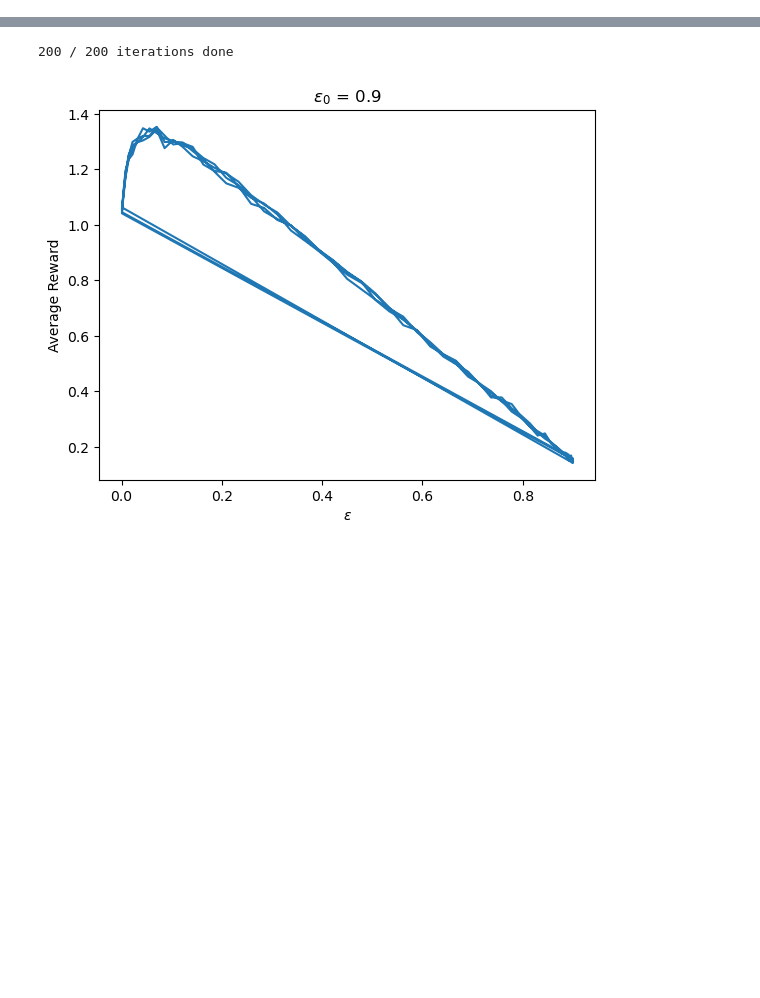
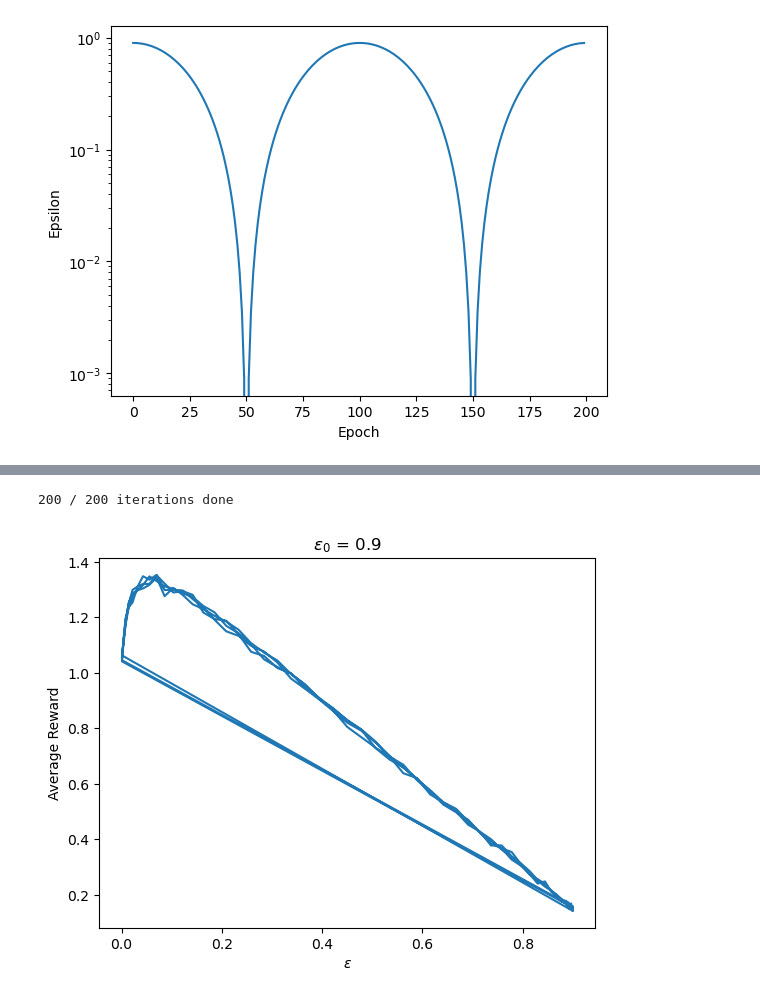
Before and after one commit to devkhullar/rltoolbox, a Jupyter notebook: epsilon_parameter.ipynb, the cells around one changed output, grey strips where cells are left out. Cells and saved outputs as stored; diff of their text form; code cells hidden in the pictures; blank space fills up the shorter version.

```diff
--- a/epsilon_parameter.ipynb
+++ b/epsilon_parameter.ipynb
@@ -120,0 +40,21 @@ epsilon_experiment(T=400, alpha=50, epsilon_0=0.9, logscale=False)
+# %%
+def epsilon_experiment(T, alpha, epsilon_0, logscale=True):
+    '''
+    T : int
+        Number of epochs
+    epsilon_0: float
+        Initial epsilon to vary to see its behaviour.'''
+    epsilon_list = []
+    for i in range(T):
+        epsilon = 1 / 2 * (1 + np.cos(i * np.pi / alpha)) * epsilon_0
+        epsilon_list.append(epsilon)
+
+    plt.plot(epsilon_list)
+    plt.xlabel('Epoch')
+    plt.ylabel('Epsilon')
+    if logscale: plt.yscale('log')
+    plt.show()
+
+epsilon_experiment(T=200, alpha=50, epsilon_0=0.9, logscale=True)
+# %% [output]
+[figure, added]
```
Also changed, not shown: parts of 7 cells of this notebook, 1 other file.
